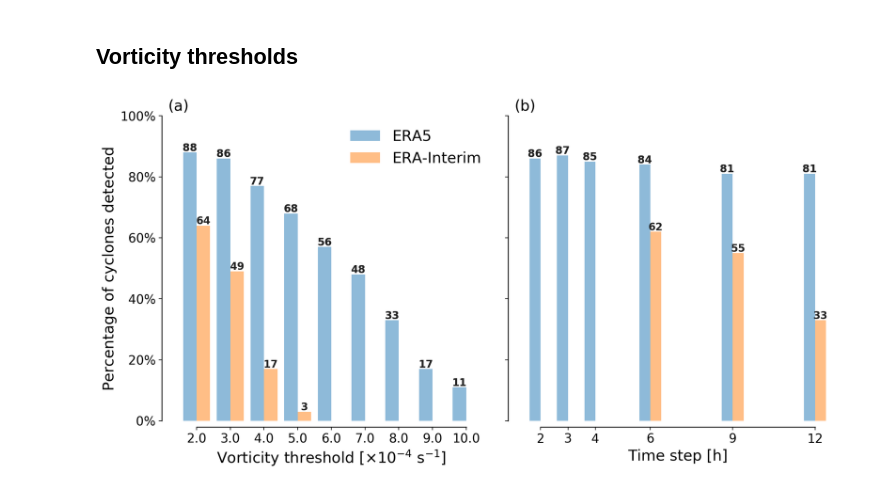
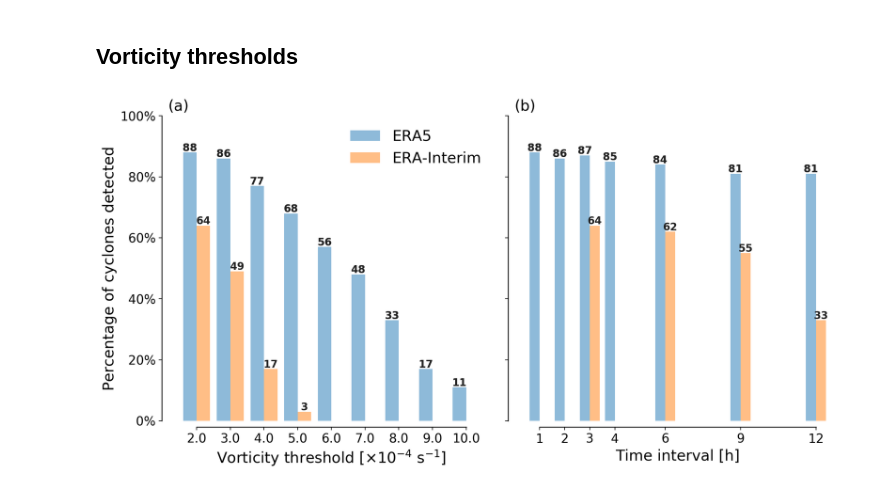
Before and after one commit to cycle13/mc_era5, a Jupyter notebook: code/Verification.ipynb, the cells around one changed output. Drawn from its saved outputs; the diff is of its cells as text; code cells hidden in the pictures.

```diff
--- a/code/Verification.ipynb
+++ b/code/Verification.ipynb
@@ -65,7 +65,7 @@ Exactly 100 STARS tracks are used, so the numbers in the plot below are equivale
 # %%
 run_groups = {
     "vort_thresh": {"group_id": 0, "parameter": "zeta_max0", "control_value": 2e-4, "label": r"Vorticity threshold [$\times10^{-4}$ $s^{-1}}$]"},
-    "tfreq": {"group_id": 100, "parameter": "tfreq", "control_value": 1, "label": r"Time step [h]"},
+    "tfreq": {"group_id": 100, "parameter": "tfreq", "control_value": 1, "label": r"Time interval [h]"},
 }
 # %%
 def _get_runs_grid(dataset, run_group):
@@ -155,45 +155,60 @@ fig, axs = plt.subplots(
     ncols=ncol, nrows=nrow, figsize=(ncol * 6, nrow * 6), constrained_layout=True, sharey=True
 )
 
-for ax, (run_group, run_group_dict) in zip(axs, run_groups.items()):
+for iax, (ax, (run_group, run_group_dict)) in enumerate(zip(axs, run_groups.items())):
     ax.set_xlabel(run_group_dict["label"], fontsize="x-large")
     for j, (dset, color) in enumerate(zip(datasets, cc)):
         runs_grid = _get_runs_grid(dset, run_group)
-        indices, xvalues = np.asarray(
-            [
-                [i, r.get(run_group_dict["parameter"], run_group_dict["control_value"])]
-                for i, r in enumerate(runs_grid)
-                if run_group_dict["parameter"] in r or len(r) == 0
-            ]
-        ).T
+        if run_group == "tfreq":
+            inds_values_list = [[0, run_group_dict["control_value"]]]
+            _start = 1
+        else:
+            inds_values_list = []
+            _start = 0
+        inds_values_list += [
+            [i, r.get(run_group_dict["parameter"], run_group_dict["control_value"])]
+            for i, r in enumerate(runs_grid, start=_start)
+        ]
+
+        indices, xvalues = np.asarray(inds_values_list).T
         if run_group == "tfreq":
             xindices = xvalues * dset_ctrl_tstep_h[dset]
         else:
             xindices = indices
 
         for i, (subset) in enumerate(subsets):
-            match_counts = match_results[dset][run_group][match_i, indices.astype(int)]
+            if run_group == "tfreq":
+                match_counts = np.concatenate(
+                    [
+                        [match_results[dset]["vort_thresh"][match_i, 0]],
+                        match_results[dset][run_group][match_i, (indices[1:] - 1).astype(int)],
+                    ]
+                )
+            else:
+                match_counts = match_results[dset][run_group][match_i, indices.astype(int)]
             ax.bar(
                 xindices + j * width,
                 match_counts / n_ref,
                 width=width,
                 **color,
                 alpha=0.5 * (i + 1),
                 linewidth=0.75,
                 label=f"{aliases[dset]}",
             )
-        if dset == 'era5':
-            if run_group == 'vort_thresh':
-                _add_style_and_labels(ax, n_ref, xindices, (1e4 * xvalues).round(decimals=1), width=width, add_ylabel=True)
+        if dset == "era5":
+            if run_group == "vort_thresh":
+                _add_style_and_labels(
+                    ax, n_ref, xindices, (1e4 * xvalues).round(decimals=1), width=width, add_ylabel=True
+                )
             else:
                 _add_style_and_labels(ax, n_ref, xindices, xindices, width=width, add_ylabel=False)
         else:
             _add_style_and_labels(ax, n_ref, width=width, add_ylabel=False)
 
 axs[0].legend(loc=1, ncol=1, fontsize="x-large", frameon=False)
 for ilab, ax in zip(string.ascii_lowercase, axs):
     ax.set_title(f"({ilab})", loc="left", size="x-large")
 # %% [output]
-[figure, old version]
+[figure, new version]
 # %%
 fig.savefig(mypaths.plotdir / f"vrf__vort_thresh__tfreq__bs2000_100")
```
Also changed, not shown: 1 other file.
